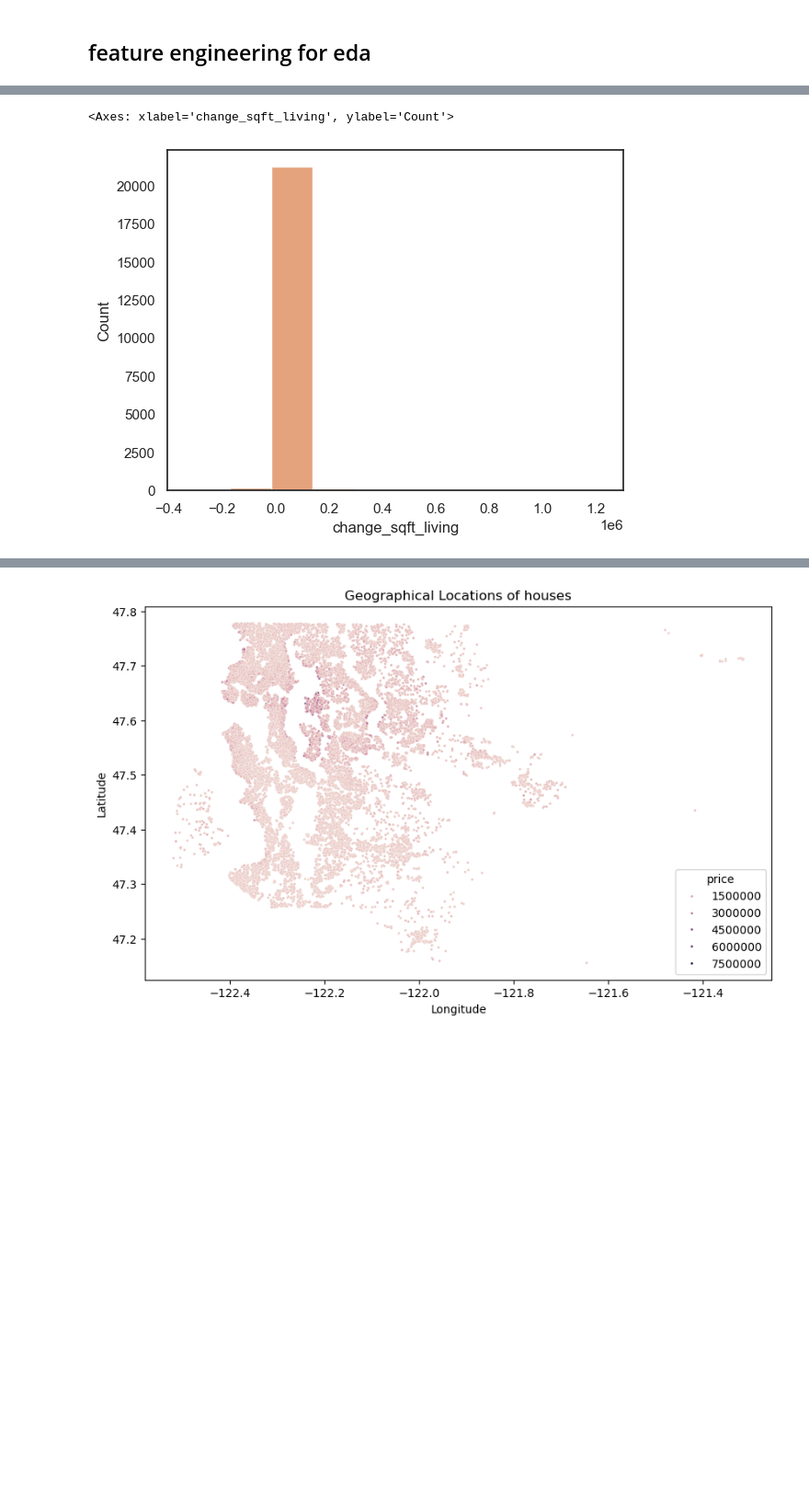
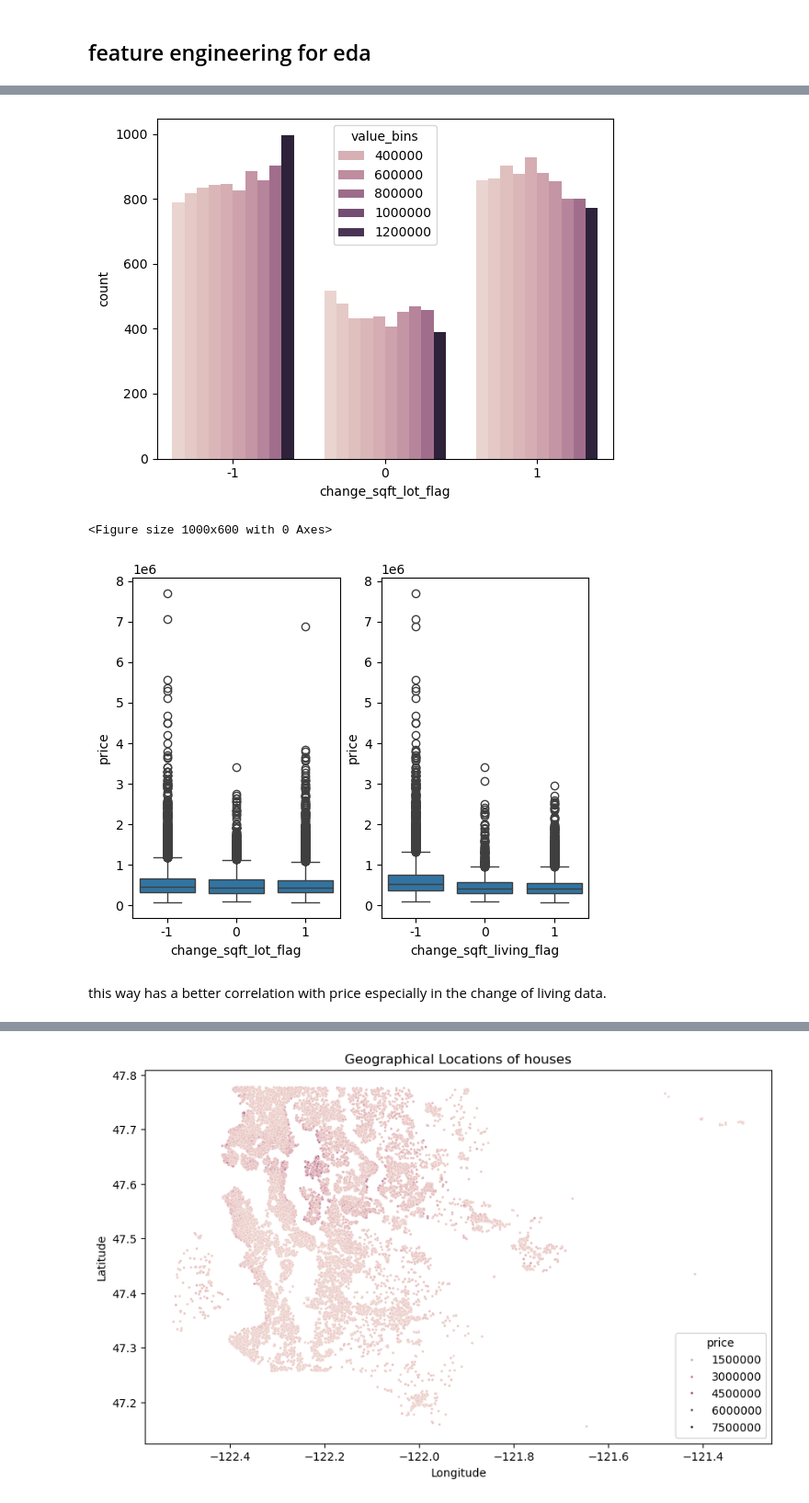
Before and after one commit to Kilvers/ML_test_HousePrices, a Jupyter notebook: EDA.ipynb, the cells around one changed output, grey strips where cells are left out. Shown at 92% size. Saved outputs shown, nothing was run; the diff lists cells and outputs as text; code cells hidden in the pictures; blank space fills up the shorter version.

```diff
--- a/EDA.ipynb
+++ b/EDA.ipynb
@@ -164,6 +177,18 @@ plt.show()
-# %%
-sns.histplot(data=df, x="change_sqft_living",bins = 10)
-sns.histplot(data=df, x="change_sqft_lot",bins = 10)
-# %% [output]
-<Axes: xlabel='change_sqft_living', ylabel='Count'>
-[figure, removed]
+# %%
+df['value_bins'] = pd.qcut(df['price'], 10, labels=False)
+bin_averages = df.groupby('value_bins')['price'].mean()
+df['value_bins'] = df['value_bins'].apply(lambda x: bin_averages[x])
+sns.countplot(x='change_sqft_lot_flag', data=df,hue= 'value_bins')
+plt.show()
+
+plt.figure(figsize=(10,6))
+fig, axs = plt.subplots(1,2)
+sns.boxplot(x = 'change_sqft_lot_flag',y = 'price',data=df, ax=axs[0])
+sns.boxplot(x = 'change_sqft_living_flag',y = 'price',data=df, ax=axs[1])
+plt.show()
+# %% [output]
+[figure, added]
+<Figure size 1000x600 with 0 Axes>
+[figure, added]
+# %% [markdown]
+this way has a better correlation with price especially in the change of living data.
```
Also changed, not shown: parts of 29 cells of this notebook, 6 other files.
